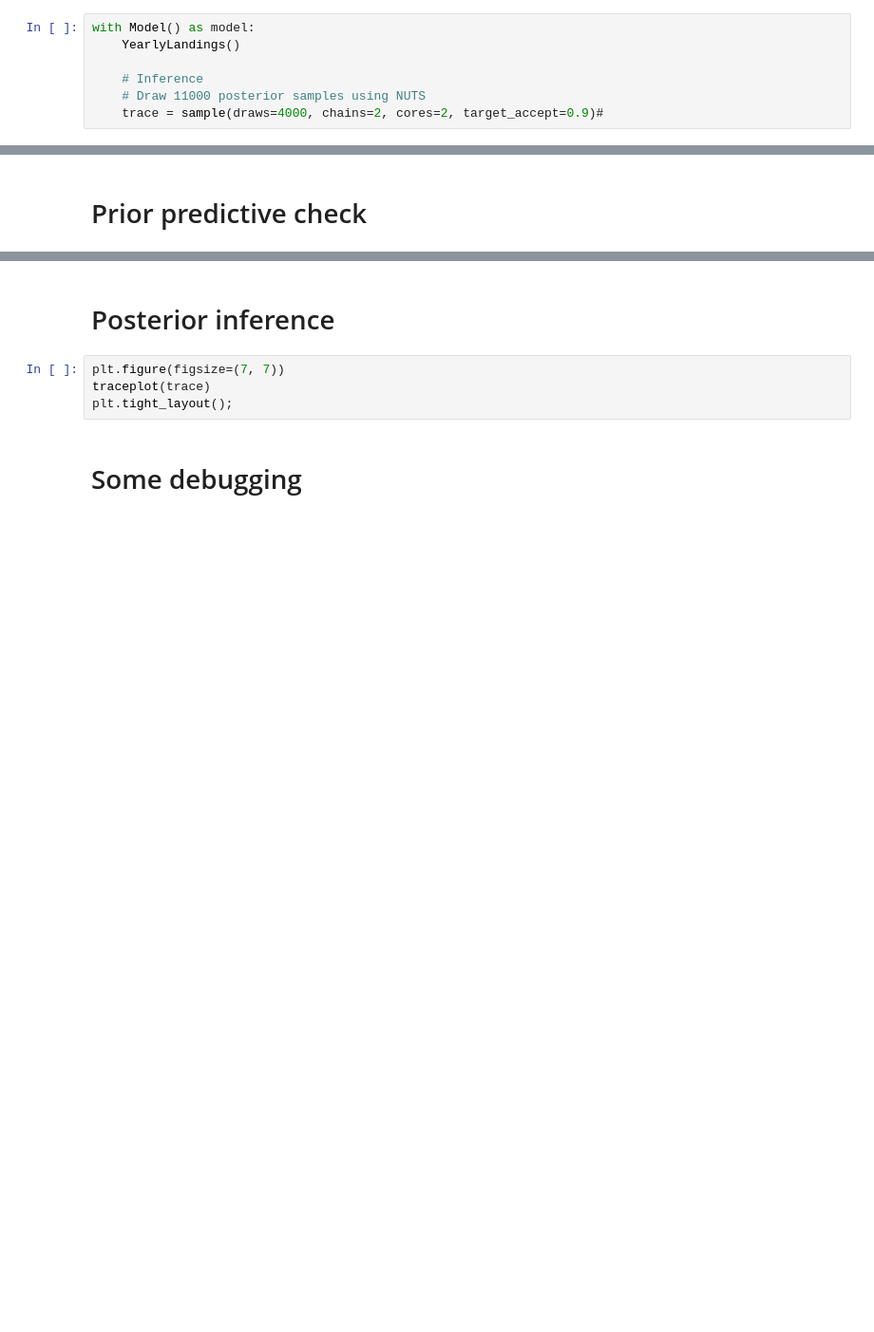
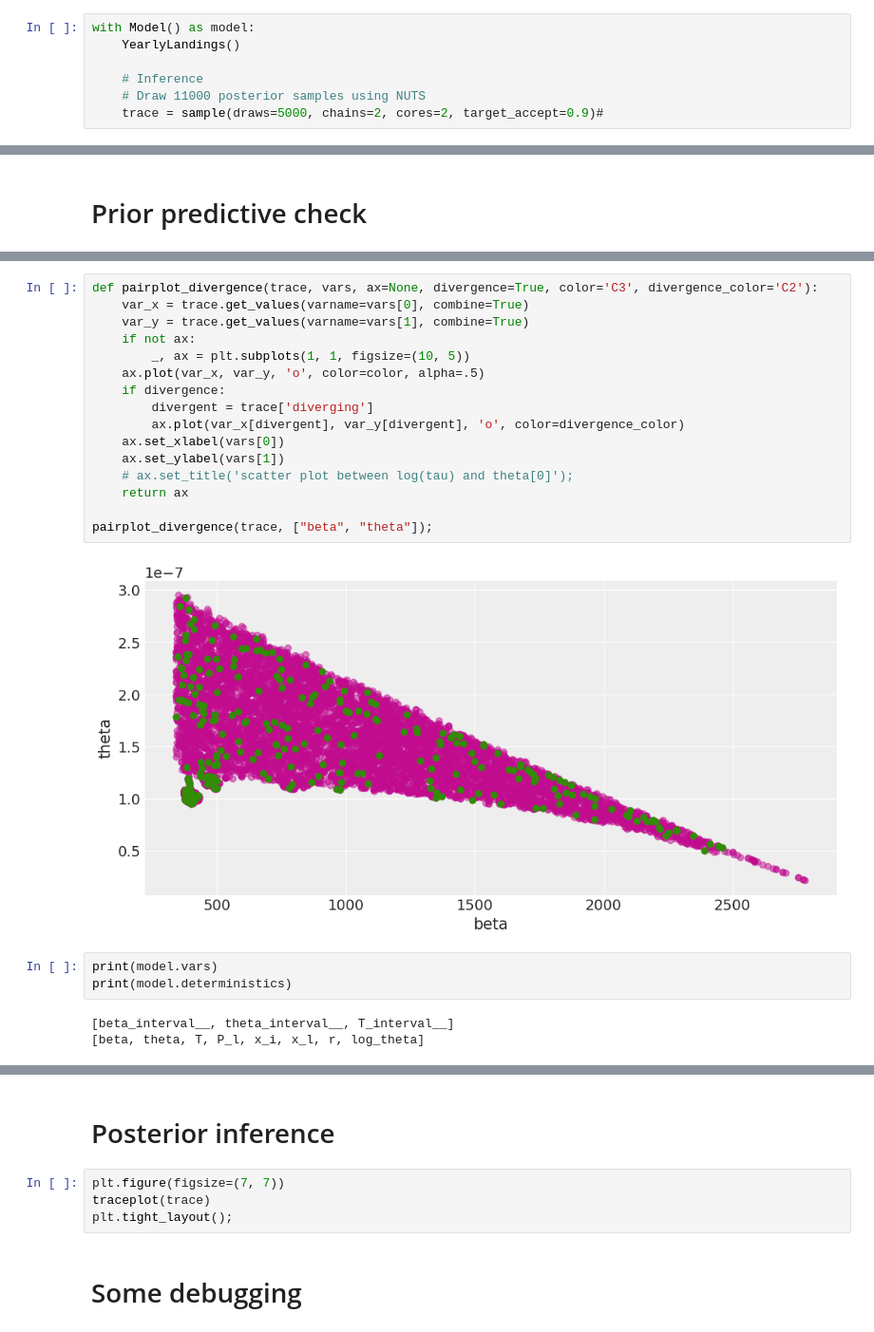
Before and after one commit to emilemathieu/illegal_fishing, a Jupyter notebook: yearly.ipynb, the cells around one changed output, grey strips where cells are left out. Shown at 95% size. Saved outputs shown, nothing was run; the diff lists cells and outputs as text; blank space fills up the shorter version.

```diff
--- a/yearly.ipynb
+++ b/yearly.ipynb
@@ -155,4 +199,4 @@ with Model() as model:
 
     # Inference
     # Draw 11000 posterior samples using NUTS
-    trace = sample(draws=4000, chains=2, cores=2, target_accept=0.9)#
+    trace = sample(draws=5000, chains=2, cores=2, target_accept=0.9)#
@@ -165,0 +249,24 @@ traceplot({k: prior_checks[k] for k in ('r', 'T', 'x_i', 'x_l')})
+# %%
+def pairplot_divergence(trace, vars, ax=None, divergence=True, color='C3', divergence_color='C2'):
+    var_x = trace.get_values(varname=vars[0], combine=True)
+    var_y = trace.get_values(varname=vars[1], combine=True)
+    if not ax:
+        _, ax = plt.subplots(1, 1, figsize=(10, 5))
+    ax.plot(var_x, var_y, 'o', color=color, alpha=.5)
+    if divergence:
+        divergent = trace['diverging']
+        ax.plot(var_x[divergent], var_y[divergent], 'o', color=divergence_color)
+    ax.set_xlabel(vars[0])
+    ax.set_ylabel(vars[1])
+    # ax.set_title('scatter plot between log(tau) and theta[0]');
+    return ax
+
+pairplot_divergence(trace, ["beta", "theta"]);
+# %% [output]
+[figure, added]
+# %%
+print(model.vars)
+print(model.deterministics)
+# %% [output]
+[beta_interval__, theta_interval__, T_interval__]
+[beta, theta, T, P_l, x_i, x_l, r, log_theta]
```
Also changed, not shown: parts of 11 cells of this notebook.
